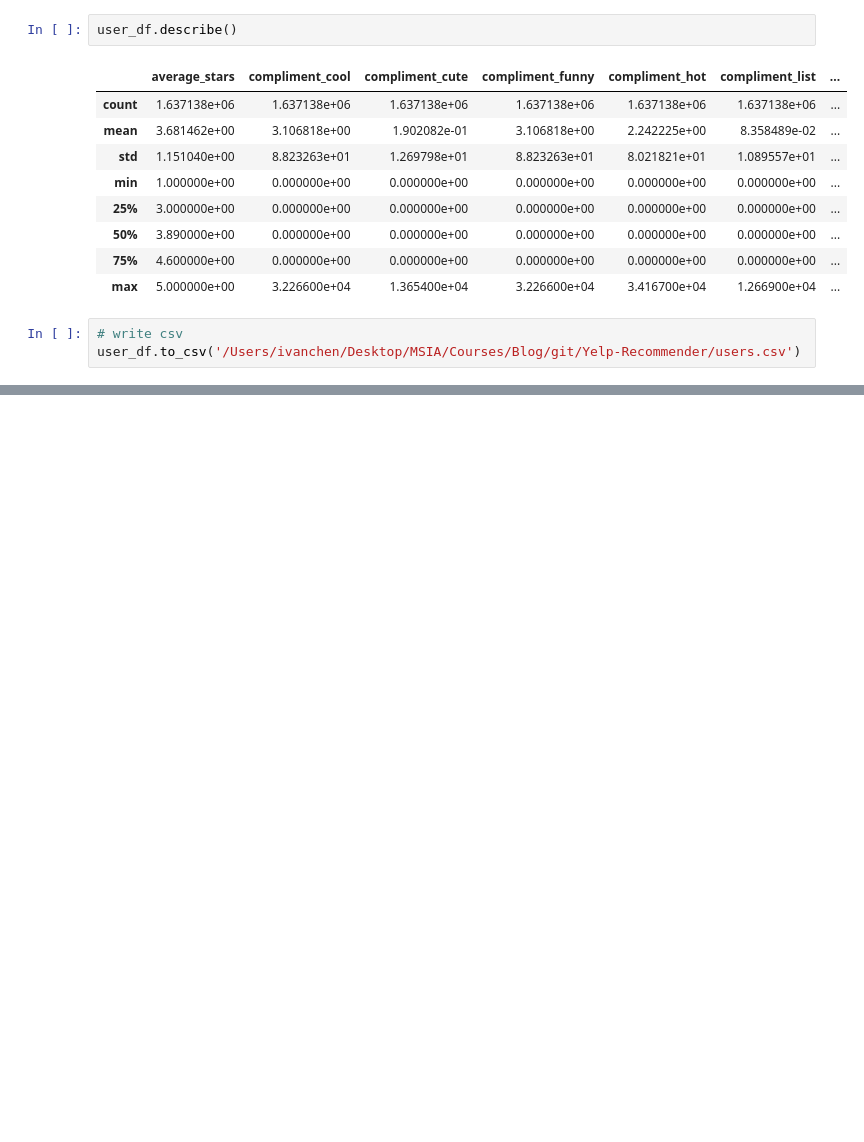
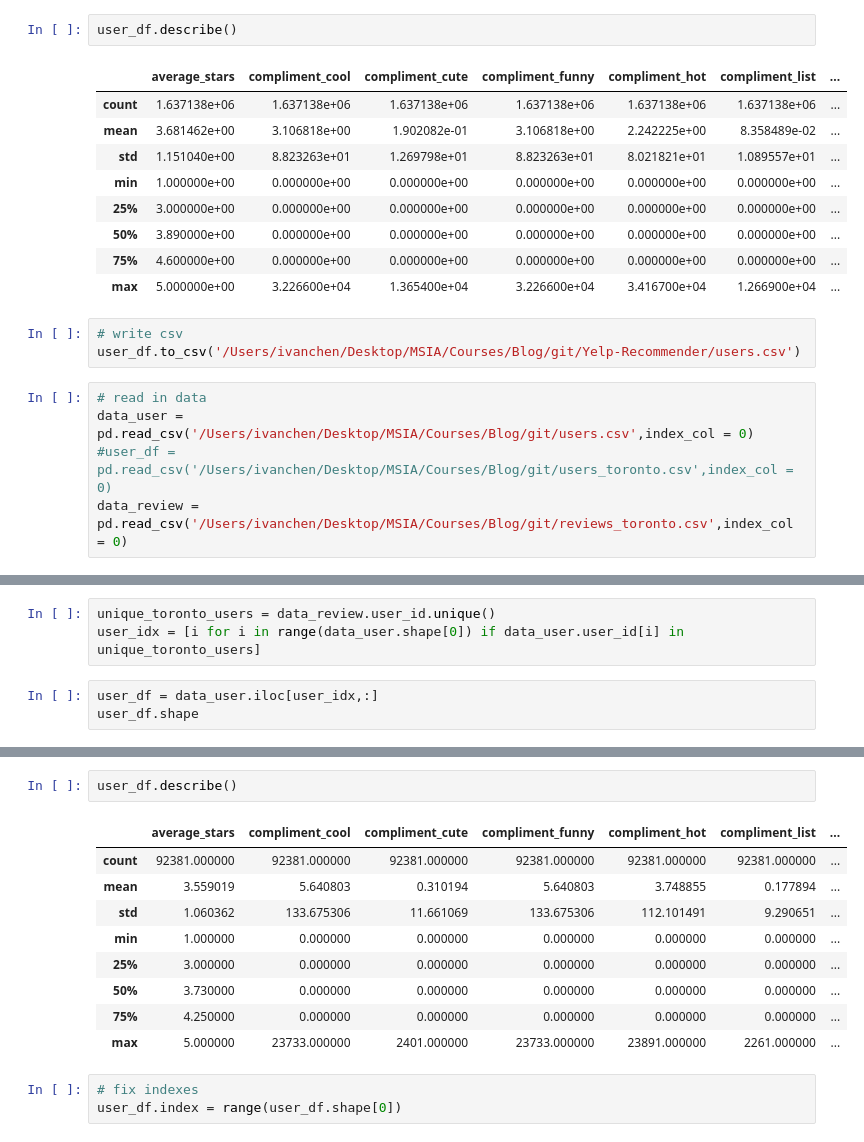
Before and after one commit to Ivanclj/Yelp-Recommender, a Jupyter notebook: User Data Cleaning.ipynb, the cells around one changed output, grey strips where cells are left out. Cells and saved outputs as stored; diff of their text form; blank space fills up the shorter version.

```diff
--- a/User Data Cleaning.ipynb
+++ b/User Data Cleaning.ipynb
@@ -43,3 +43,8 @@ user_df.describe()
 # %%
 # write csv
 user_df.to_csv('/Users/ivanchen/Desktop/MSIA/Courses/Blog/git/Yelp-Recommender/users.csv')
+# %%
+# read in data
+data_user = pd.read_csv('/Users/ivanchen/Desktop/MSIA/Courses/Blog/git/users.csv',index_col = 0)
+#user_df = pd.read_csv('/Users/ivanchen/Desktop/MSIA/Courses/Blog/git/users_toronto.csv',index_col = 0)
+data_review = pd.read_csv('/Users/ivanchen/Desktop/MSIA/Courses/Blog/git/reviews_toronto.csv',index_col = 0)
@@ -45,0 +78,6 @@ user_df.to_csv('/Users/ivanchen/Desktop/MSIA/Courses/Blog/git/Yelp-Recommender/u
+# %%
+unique_toronto_users = data_review.user_id.unique()
+user_idx = [i for i in range(data_user.shape[0]) if data_user.user_id[i] in unique_toronto_users]
+# %%
+user_df = data_user.iloc[user_idx,:]
+user_df.shape
@@ -45,0 +96,15 @@ user_df.to_csv('/Users/ivanchen/Desktop/MSIA/Courses/Blog/git/Yelp-Recommender/u
+# %%
+user_df.describe()
+# %% [output]
+|  | average_stars | compliment_cool | compliment_cute | compliment_funny | compliment_hot | compliment_list | ... |
+| count | 92381.000000 | 92381.000000 | 92381.000000 | 92381.000000 | 92381.000000 | 92381.000000 | ... |
+| mean | 3.559019 | 5.640803 | 0.310194 | 5.640803 | 3.748855 | 0.177894 | ... |
+| std | 1.060362 | 133.675306 | 11.661069 | 133.675306 | 112.101491 | 9.290651 | ... |
+| min | 1.000000 | 0.000000 | 0.000000 | 0.000000 | 0.000000 | 0.000000 | ... |
+| 25% | 3.000000 | 0.000000 | 0.000000 | 0.000000 | 0.000000 | 0.000000 | ... |
+| 50% | 3.730000 | 0.000000 | 0.000000 | 0.000000 | 0.000000 | 0.000000 | ... |
+| 75% | 4.250000 | 0.000000 | 0.000000 | 0.000000 | 0.000000 | 0.000000 | ... |
+| max | 5.000000 | 23733.000000 | 2401.000000 | 23733.000000 | 23891.000000 | 2261.000000 | ... |
+# %%
+# fix indexes
+user_df.index = range(user_df.shape[0])
```
Also changed, not shown: parts of 15 cells of this notebook, 3 other files.
